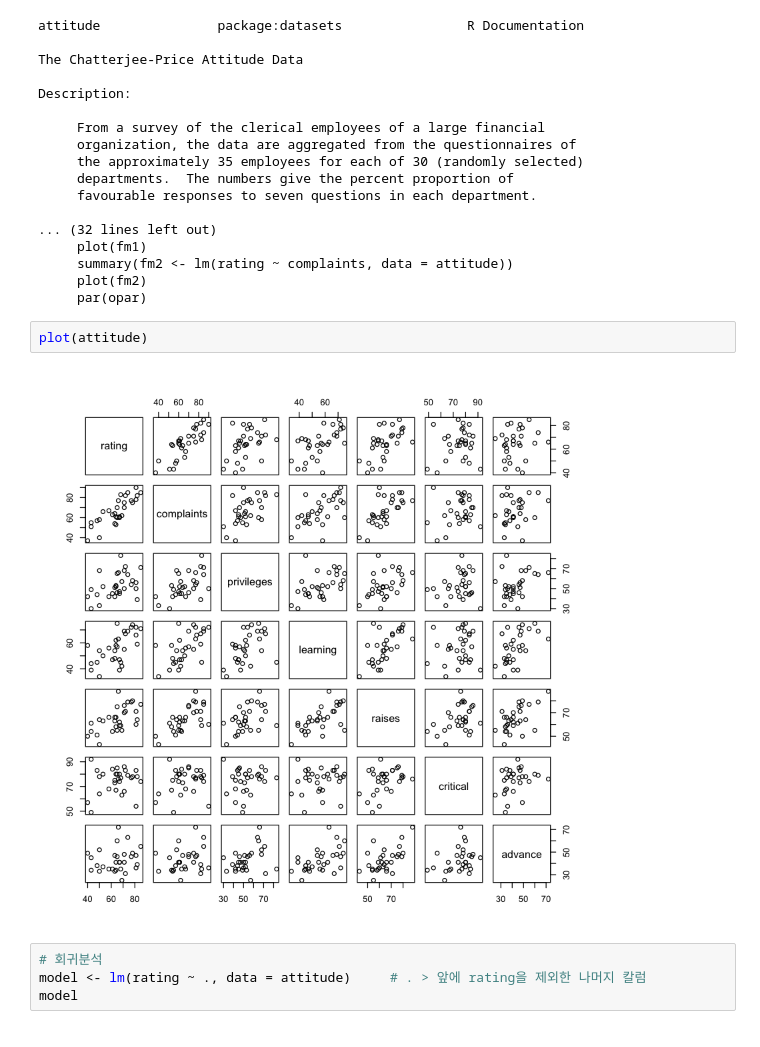
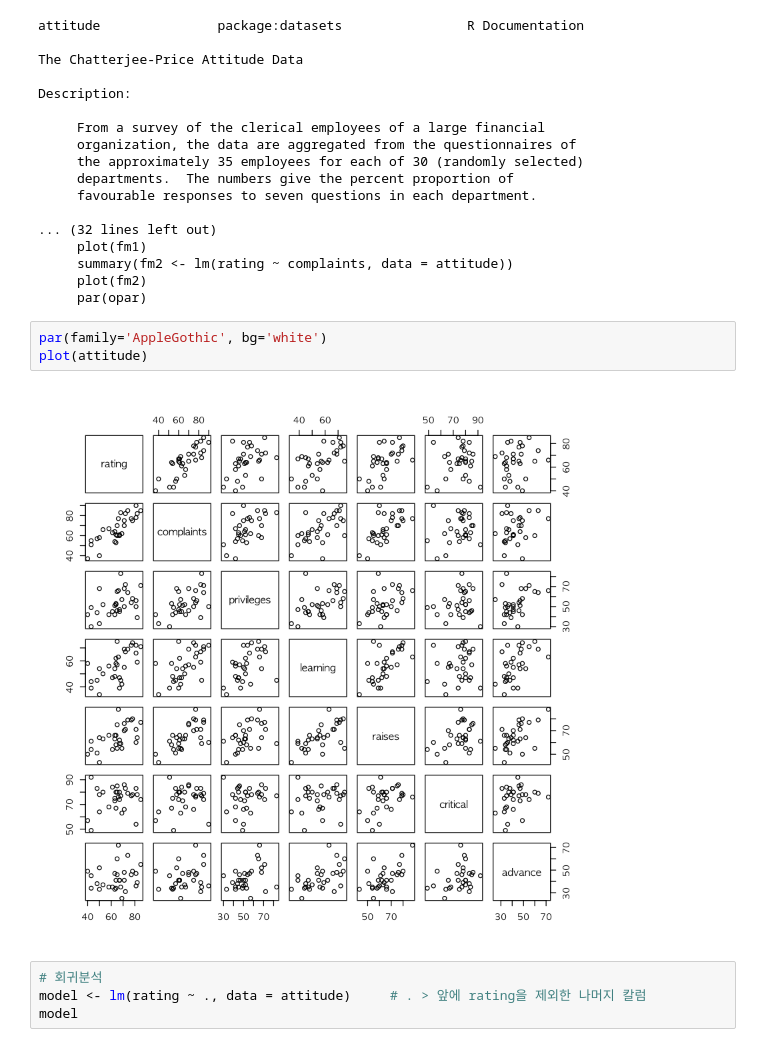
Before and after one commit to naddda0813/Rbase, a Jupyter notebook: 15. 회귀분석.ipynb, the cells around one changed output. Saved outputs shown, nothing was run; the diff lists cells and outputs as text.

```diff
--- a/15. 회귀분석.ipynb
+++ b/15. 회귀분석.ipynb
@@ -325,10 +324,11 @@ Description:
      summary(fm2 <- lm(rating ~ complaints, data = attitude))
      plot(fm2)
      par(opar)
-# %%
-plot(attitude)
-# %% [output]
-[figure, removed]
+# %%
+par(family='AppleGothic', bg='white')
+plot(attitude)
+# %% [output]
+[figure, added]
 # %%
 # 회귀분석
 model <- lm(rating ~ ., data = attitude)     # . > 앞에 rating을 제외한 나머지 칼럼
```
Also changed, not shown: parts of 11 cells of this notebook, 8 other files.
